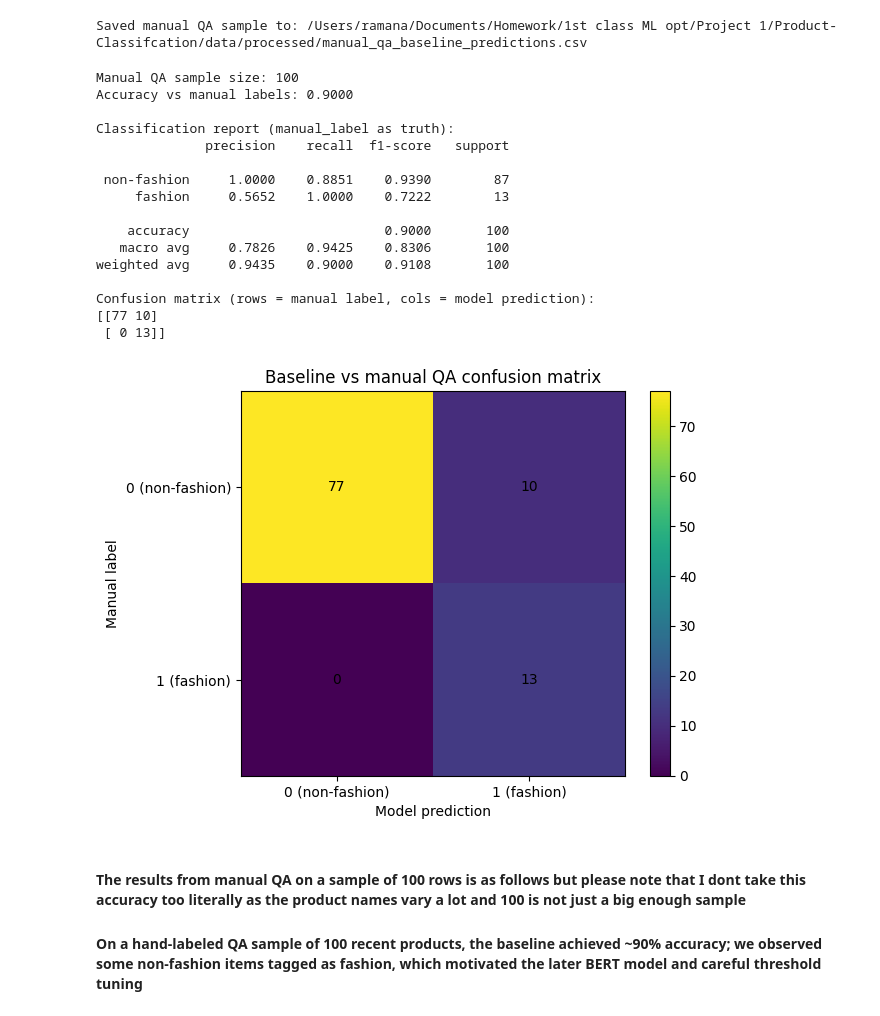
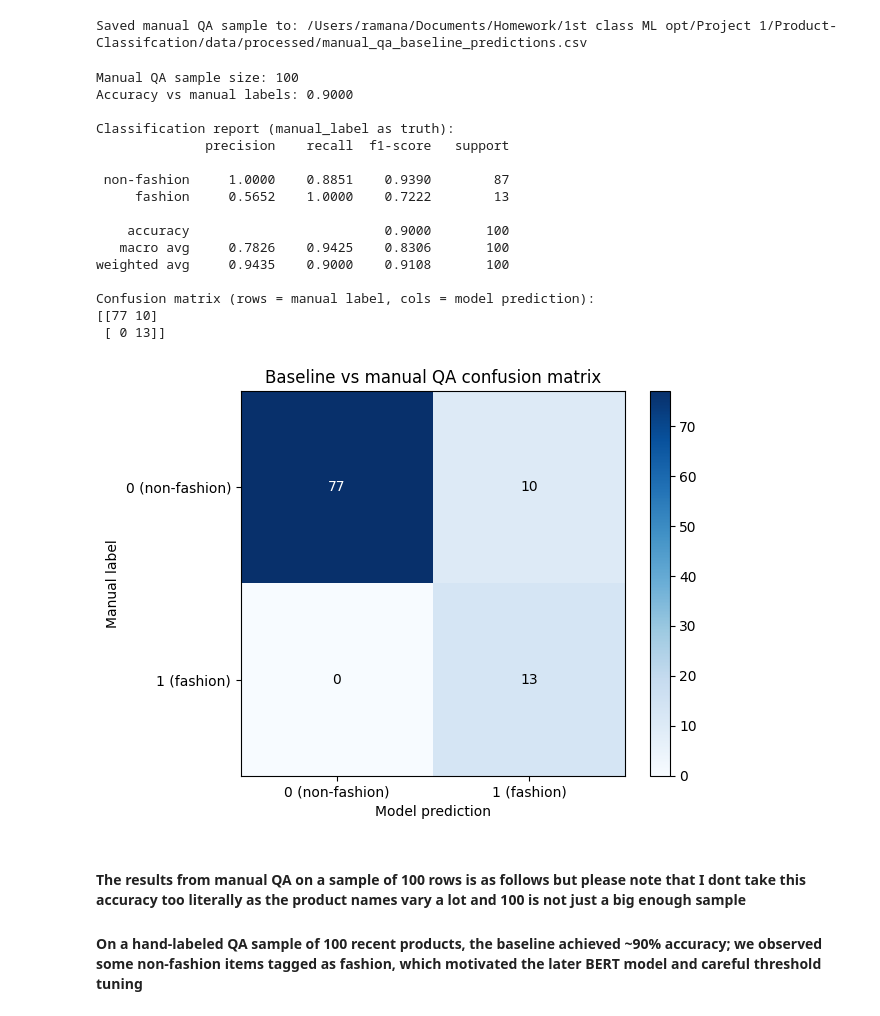
Before and after one commit to rlvramana/Product-Classifcation, a Jupyter notebook: notebooks/05_manual_qa_sampling.ipynb, the cells around one changed output. Cells and saved outputs as stored; diff of their text form; code cells hidden in the pictures.

```diff
--- a/notebooks/05_manual_qa_sampling.ipynb
+++ b/notebooks/05_manual_qa_sampling.ipynb
@@ -213,7 +213,15 @@ print(f"Manual QA sample size: {len(y_true)}")
 print(f"Accuracy vs manual labels: {acc:.4f}\n")
 
 print("Classification report (manual_label as truth):")
-print(classification_report(y_true, y_pred, labels=[0, 1], target_names=["non-fashion", "fashion"], digits=4))
+print(
+    classification_report(
+        y_true,
+        y_pred,
+        labels=[0, 1],
+        target_names=["non-fashion", "fashion"],
+        digits=4,
+    )
+)
 
 # Confusion matrix
 cm = confusion_matrix(y_true, y_pred, labels=[0, 1])
@@ -222,40 +230,48 @@ print(cm)
 
 # Plot confusion matrix
 plt.figure()
-plt.imshow(cm, interpolation="nearest")
+plt.imshow(cm, interpolation="nearest", cmap=plt.cm.Blues)
 plt.title("Baseline vs manual QA confusion matrix")
 plt.colorbar()
 tick_marks = np.arange(2)
 plt.xticks(tick_marks, ["0 (non-fashion)", "1 (fashion)"])
 plt.yticks(tick_marks, ["0 (non-fashion)", "1 (fashion)"])
 plt.xlabel("Model prediction")
 plt.ylabel("Manual label")
 
+text_threshold = cm.max() / 2.0
 for i in range(cm.shape[0]):
     for j in range(cm.shape[1]):
-        plt.text(j, i, str(cm[i, j]), ha="center", va="center")
+        plt.text(
+            j,
+            i,
+            str(cm[i, j]),
+            ha="center",
+            va="center",
+            color="white" if cm[i, j] > text_threshold else "black",
+        )
 
 plt.tight_layout()
 plt.grid(False)
 plt.show()
 # %% [output]
 Manual QA sample size: 100
 Accuracy vs manual labels: 0.9000
 
 Classification report (manual_label as truth):
               precision    recall  f1-score   support
 
  non-fashion     1.0000    0.8851    0.9390        87
      fashion     0.5652    1.0000    0.7222        13
 
     accuracy                         0.9000       100
    macro avg     0.7826    0.9425    0.8306       100
 weighted avg     0.9435    0.9000    0.9108       100
 
 Confusion matrix (rows = manual label, cols = model prediction):
 [[77 10]
  [ 0 13]]
-[figure, old version]
+[figure, new version]
 # %% [markdown]
 #### The results from manual QA on a sample of 100 rows is as follows but please note that I dont take this accuracy too literally as the product names vary a lot and 100 is not just a big enough sample
 
```
Also changed, not shown: 2 other files.
